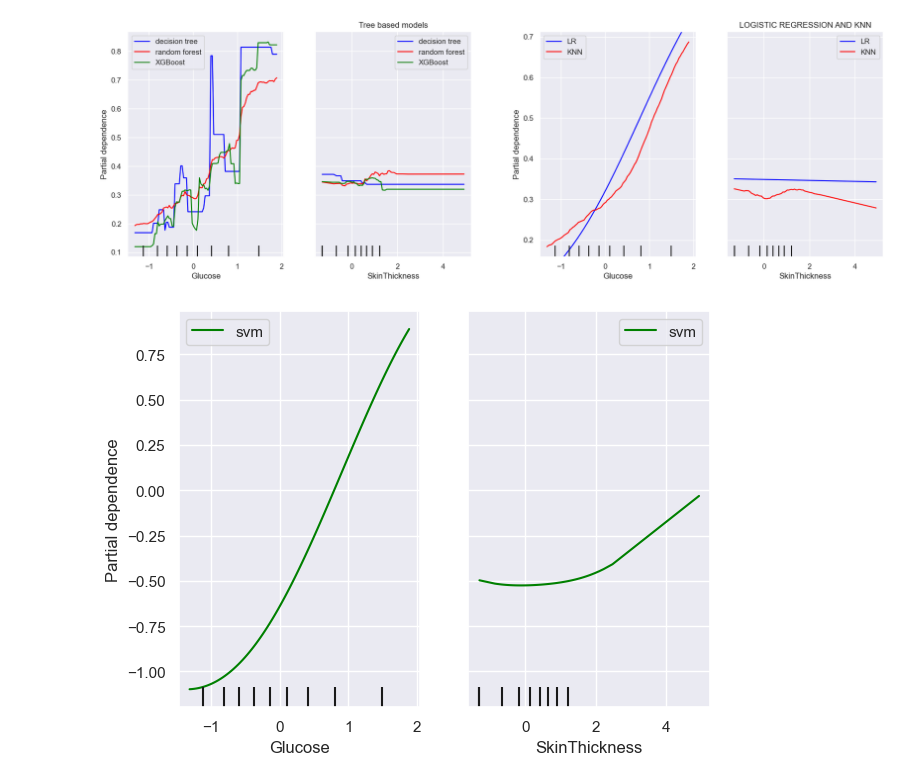
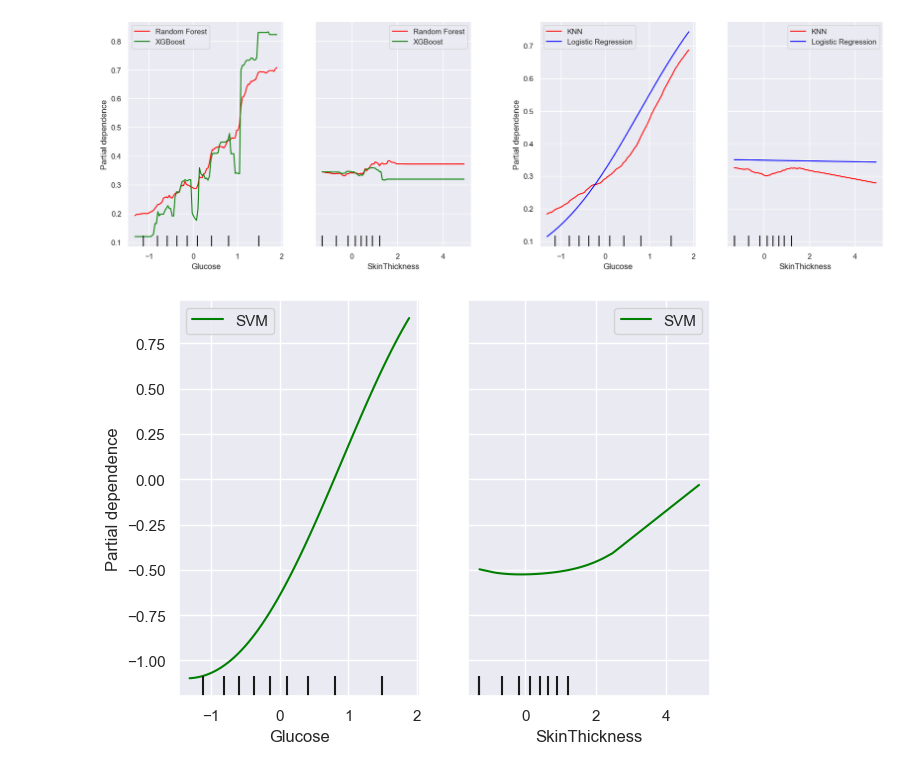
Before and after one commit to Versus-91/blackboxofmachinelearning, a Jupyter notebook: diabetes.ipynb, the cells around one changed output. Cells and saved outputs as stored; diff of their text form; code cells hidden in the pictures.

```diff
--- a/diabetes.ipynb
+++ b/diabetes.ipynb
@@ -252,39 +243,39 @@ feature_names = [1,3]
 
 # Generating some sample data
 x = np.linspace(0, 10, 100)
 y1_sin = np.sin(x)
 y2_sin = np.sin(x + np.pi/2)  # Second sine wave shifted by pi/2
 
 y1_cos = np.cos(x)
 y2_cos = np.cos(x + np.pi/4)  # Second cosine wave shifted by pi/4
 
 # Creating subplots side by side
 plt.figure(figsize=(20, 6))  # Adjust the figure size as needed
 
 # First subplot with two lines for sine waves
 ax = plt.subplot(1, 2, 1)  # (rows, columns, index)
-disp = PartialDependenceDisplay.from_estimator(dt_model, X_train, features=feature_names,feature_names=X.columns, ax=ax,line_kw={"color": "blue","label": "decision tree"})
-PartialDependenceDisplay.from_estimator(rf_model, X_train, features=feature_names,feature_names=X.columns, ax=disp.axes_,line_kw={"color": "red","label": "random forest"})
+disp = PartialDependenceDisplay.from_estimator(rf_model, X_train, features=feature_names,feature_names=X.columns, ax=ax,line_kw={"color": "red","label": "Random Forest"})
 PartialDependenceDisplay.from_estimator(xgb_model, X_train, features=feature_names,feature_names=X.columns, ax=disp.axes_,line_kw={"color": "green","label": "XGBoost"})
+ax.set_xlim([-4, 4])
+ax.set_ylim([0, 1])
+
 plt.legend()  # Show legend
-plt.title('Tree based models')
 # Second subplot with two lines for cosine waves
 ax = plt.subplot(1, 2, 2)  # (rows, columns, index)
-disp = PartialDependenceDisplay.from_estimator(lr_model, X_train, features=feature_names,feature_names=X.columns, ax=ax,line_kw={"color": "blue","label": "LR"})
-PartialDependenceDisplay.from_estimator(knn_model, X_train, features=feature_names,feature_names=X.columns, ax=disp.axes_,line_kw={"color": "red","label": "KNN"})
+disp = PartialDependenceDisplay.from_estimator(knn_model, X_train, features=feature_names,feature_names=X.columns, ax=ax,line_kw={"color": "red","label": "KNN"})
+disp = PartialDependenceDisplay.from_estimator(lr_model, X_train, features=feature_names,feature_names=X.columns, ax=disp.axes_,line_kw={"color": "blue","label": "Logistic Regression"})
 
 plt.legend()  # Show legend
-plt.title('LOGISTIC REGRESSION AND KNN')
 plt.show()
 ax = plt.subplot(1, 1, 1)  # (rows, columns, index)
-PartialDependenceDisplay.from_estimator(svm_model, X_train, features=feature_names,feature_names=X.columns, ax=ax,line_kw={"color": "green","label": "svm"})
+PartialDependenceDisplay.from_estimator(svm_model, X_train, features=feature_names,feature_names=X.columns, ax=ax,line_kw={"color": "green","label": "SVM"})
 plt.tight_layout()  # Adjust spacing between plots for better appearance
 plt.show()
 
 # ax5 = plt.subplot(1, 2, 1)  # (rows, columns, index)
 # PartialDependenceDisplay.from_estimator(rf_model, X_train, features=[(3,1)],feature_names=X.columns, ax=ax5,line_kw={"color": "red","label": "random forest"})
 # plt.tight_layout()  # Adjust spacing between plots for better appearance
 # plt.show()
 # %% [output]
-[figure, old version]
+[figure, new version]
-[figure, old version]
+[figure, new version]
```
Also changed, not shown: parts of 8 cells of this notebook, 15 other files.
